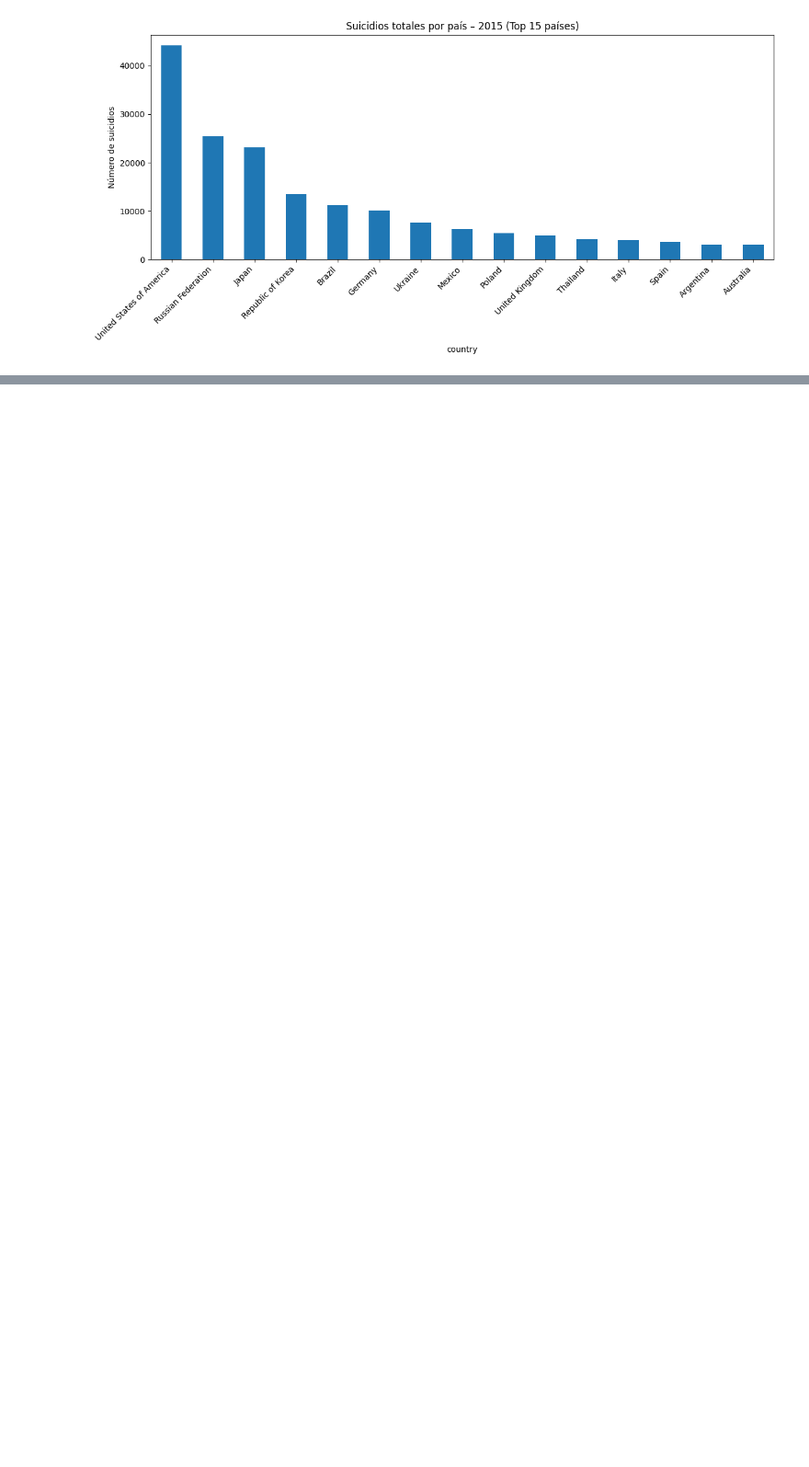
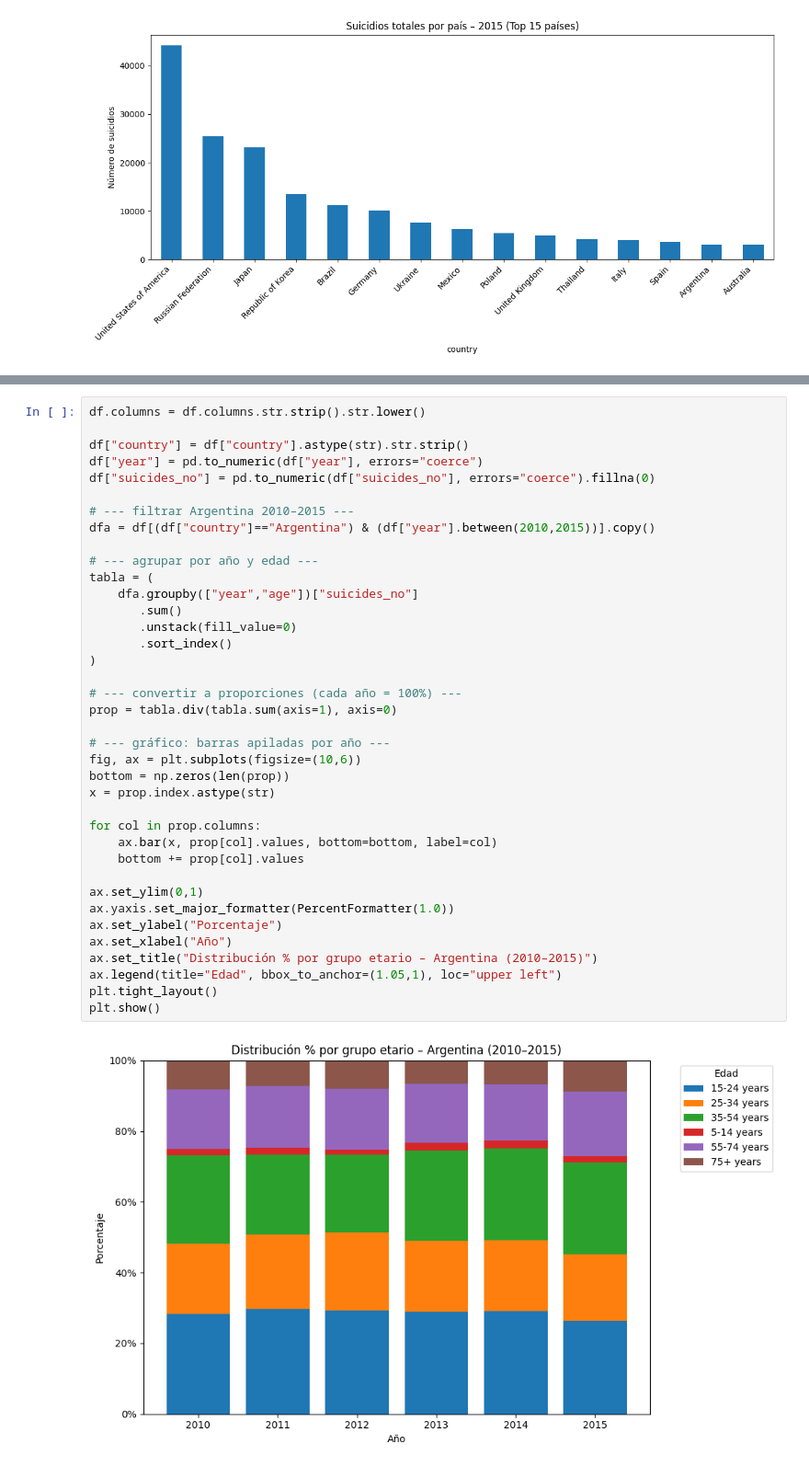
Before and after one commit to vicenadm04/suicidios, a Jupyter notebook: suicide_statics.ipynb, the cells around one changed output, grey strips where cells are left out. Shown at 92% size. Drawn from its saved outputs; the diff is of its cells as text; blank space fills up the shorter version.

```diff
--- a/suicide_statics.ipynb
+++ b/suicide_statics.ipynb
@@ -251,0 +368,40 @@ plt.show()
+# %%
+df.columns = df.columns.str.strip().str.lower()
+
+df["country"] = df["country"].astype(str).str.strip()
+df["year"] = pd.to_numeric(df["year"], errors="coerce")
+df["suicides_no"] = pd.to_numeric(df["suicides_no"], errors="coerce").fillna(0)
+
+# --- filtrar Argentina 2010–2015 ---
+dfa = df[(df["country"]=="Argentina") & (df["year"].between(2010,2015))].copy()
+
+# --- agrupar por año y edad ---
+tabla = (
+    dfa.groupby(["year","age"])["suicides_no"]
+       .sum()
+       .unstack(fill_value=0)
+       .sort_index()
+)
+
+# --- convertir a proporciones (cada año = 100%) ---
+prop = tabla.div(tabla.sum(axis=1), axis=0)
+
+# --- gráfico: barras apiladas por año ---
+fig, ax = plt.subplots(figsize=(10,6))
+bottom = np.zeros(len(prop))
+x = prop.index.astype(str)
+
+for col in prop.columns:
+    ax.bar(x, prop[col].values, bottom=bottom, label=col)
+    bottom += prop[col].values
+
+ax.set_ylim(0,1)
+ax.yaxis.set_major_formatter(PercentFormatter(1.0))
+ax.set_ylabel("Porcentaje")
+ax.set_xlabel("Año")
+ax.set_title("Distribución % por grupo etario – Argentina (2010–2015)")
+ax.legend(title="Edad", bbox_to_anchor=(1.05,1), loc="upper left")
+plt.tight_layout()
+plt.show()
+# %% [output]
+[figure, added]
```
Also changed, not shown: parts of 7 cells of this notebook.
